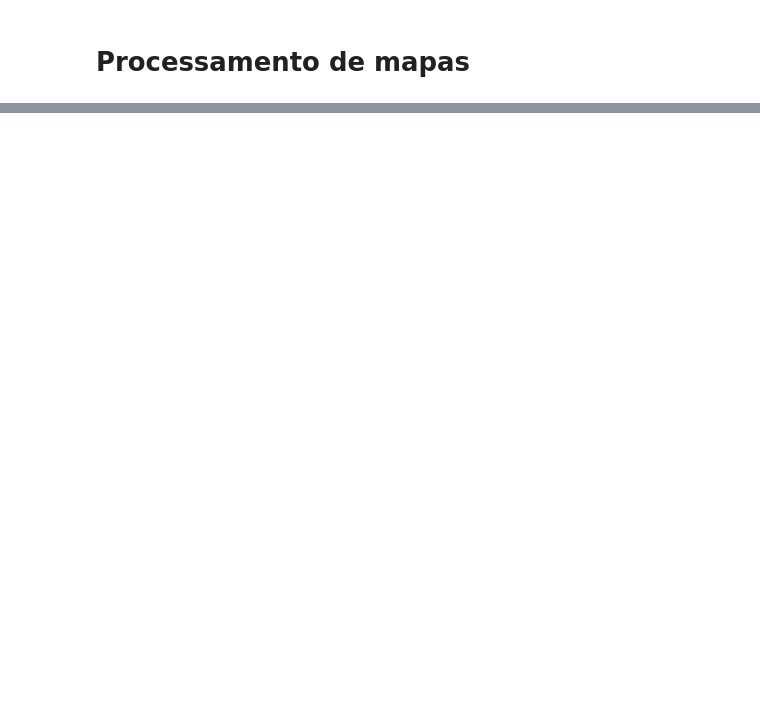
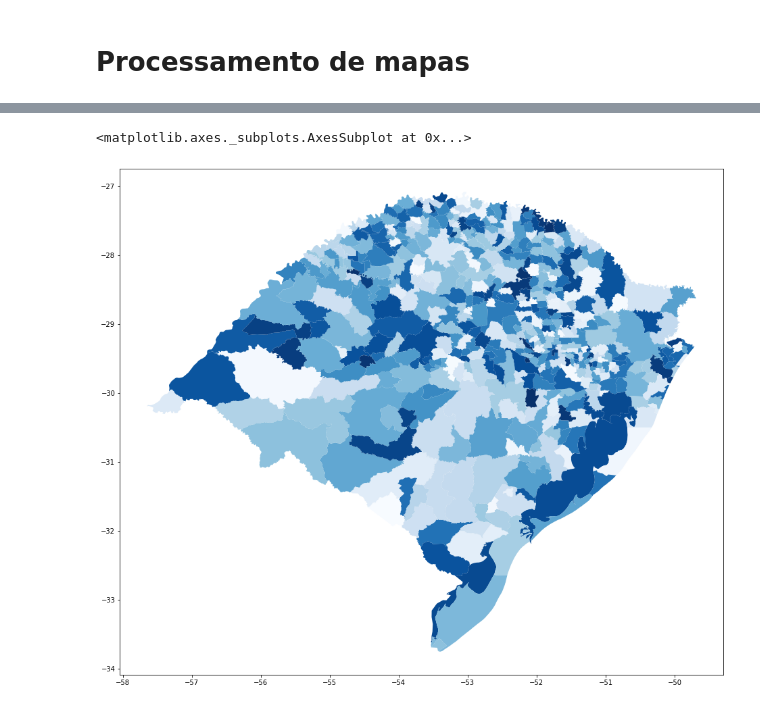
Before and after one commit to cassolfabiano/energiasolar, a Jupyter notebook: Rio Grande do Sul.ipynb, the cells around one changed output, grey strips where cells are left out. Drawn from its saved outputs; the diff is of its cells as text; code cells hidden in the pictures; blank space fills up the shorter version.

```diff
--- a/Rio Grande do Sul.ipynb
+++ b/Rio Grande do Sul.ipynb
@@ -57,0 +57,8 @@ RS_filtered.plot(fc=[0.2,0.2,0.2], ax=ax)
+# %%
+fig, ax = plt.subplots(figsize=(16,16))
+url = "ftp://geoftp.ibge.gov.br/organizacao_do_territorio/malhas_territoriais/malhas_municipais/municipio_2014/RS/rs_municipios.zip"
+rs = gp.read_file(url)
+rs.plot(cmap=Blues, ax=ax)
+# %% [output]
+<matplotlib.axes._subplots.AxesSubplot at 0x...>
+[figure, added]
```
Also changed, not shown: parts of 8 cells of this notebook, 1 other file.
